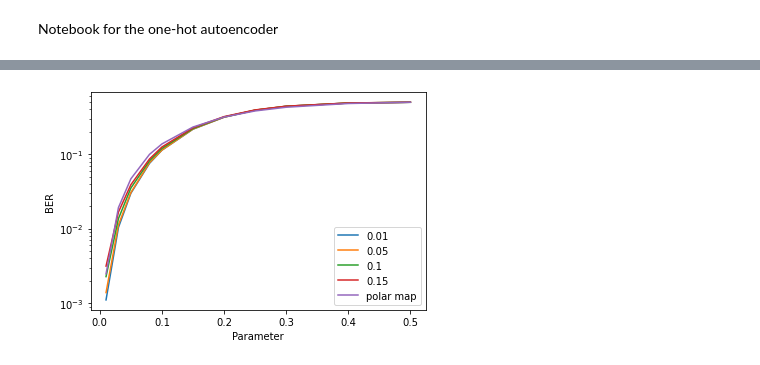
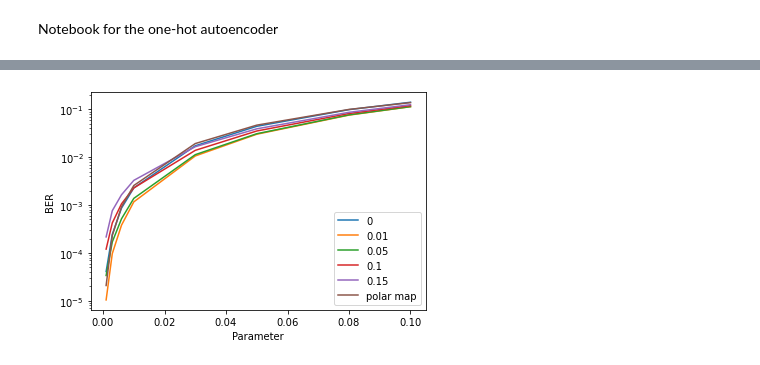
Before and after one commit to remzawi/deep_fec, a Jupyter notebook: BSCOHAutoencoder_Plots.ipynb, the cells around one changed output, grey strips where cells are left out. Cells and saved outputs as stored; diff of their text form; code cells hidden in the pictures.

```diff
--- a/BSCOHAutoencoder_Plots.ipynb
+++ b/BSCOHAutoencoder_Plots.ipynb
@@ -21,6 +21,7 @@ def load_obj(name ):
 # %%
 from tensorflow.keras.models import load_model
 
+encoder0,decoder0=load_model('BSCOHEncoder_0.h5',custom_objects={'BSC_OH2':BSC_OH2}),load_model('BSCOHDecoder_0.h5',custom_objects={'BSC_OH2':BSC_OH2},compile=False)
 encoder1,decoder1=load_model('BSCOHEncoder_001_test.h5',custom_objects={'BSC_OH2':BSC_OH2}),load_model('BSCOHDecoder_001_test.h5',custom_objects={'BSC_OH2':BSC_OH2},compile=False)
 encoder2,decoder2=load_model('BSCOHEncoder_005_test.h5',custom_objects={'BSC_OH2':BSC_OH2}),load_model('BSCOHDecoder_005_test.h5',custom_objects={'BSC_OH2':BSC_OH2},compile=False)
 encoder3,decoder3=load_model('BSCOHEncoder_01_test.h5',custom_objects={'BSC_OH2':BSC_OH2}),load_model('BSCOHDecoder_01_test.h5',custom_objects={'BSC_OH2':BSC_OH2},compile=False)
@@ -28,11 +29,11 @@ encoder4,decoder4=load_model('BSCOHEncoder_015_test.h5',custom_objects={'BSC_OH2
 
 
 #encoder_list,decoder_list=[encoder1],[decoder1]
-encoder_list,decoder_list=[encoder1,encoder2,encoder3,encoder4],[decoder1,decoder2,decoder3,decoder4]
-multBER(encoder_list,decoder_list,'BSC',[0.01,0.03,0.05,0.08,0.1,0.15,0.2,0.25,0.3,0.4,0.5],do_polar_MAP=True,enc_MAP_ind=[],
+encoder_list,decoder_list=[encoder0,encoder1,encoder2,encoder3,encoder4],[decoder0,decoder1,decoder2,decoder3,decoder4]
+multBER(encoder_list,decoder_list,'BSC',[0.001,0.003,0.006,0.01,0.03,0.05,0.08,0.1],do_polar_MAP=True,enc_MAP_ind=[],
         save_params=False,params_name=['AWGNparams.npy'],
         save_ber=False,ber_name=['AWGNber_05.npy','AWGNber_1.npy','AWGNber_2.npy','AWGNber_polarmap.npy','AWGNber_05_map.npy','AWGNber_1_map.npy','AWGNber_2_map.npy'],
-        plot_ber=True,points_per_value=[200000],plot_legend=['0.01','0.05','0.1','0.15','polar map'],
+        plot_ber=True,points_per_value=[600000],plot_legend=['0','0.01','0.05','0.1','0.15','polar map'],
         save_fig=False,fig_name='AWGNAEvsPolar.pdf')
 # %% [output]
 WARNING:tensorflow:No training configuration found in the save file, so the model was *not* compiled. Compile it manually.
@@ -42 +44 @@ WARNING:tensorflow:No training configuration found in the save file, so the mode
-[figure, old version]
+[figure, new version]
```
Also changed, not shown: parts of 1 cell of this notebook, 3 other files.
